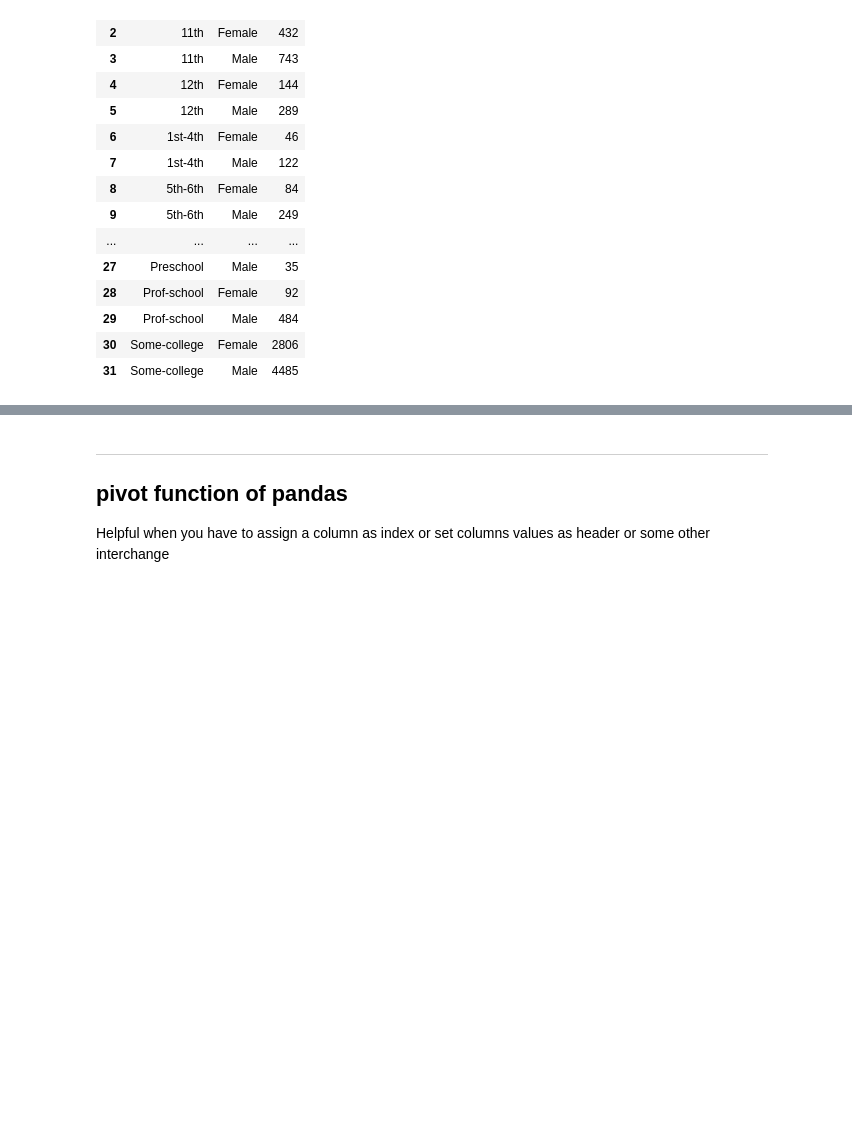
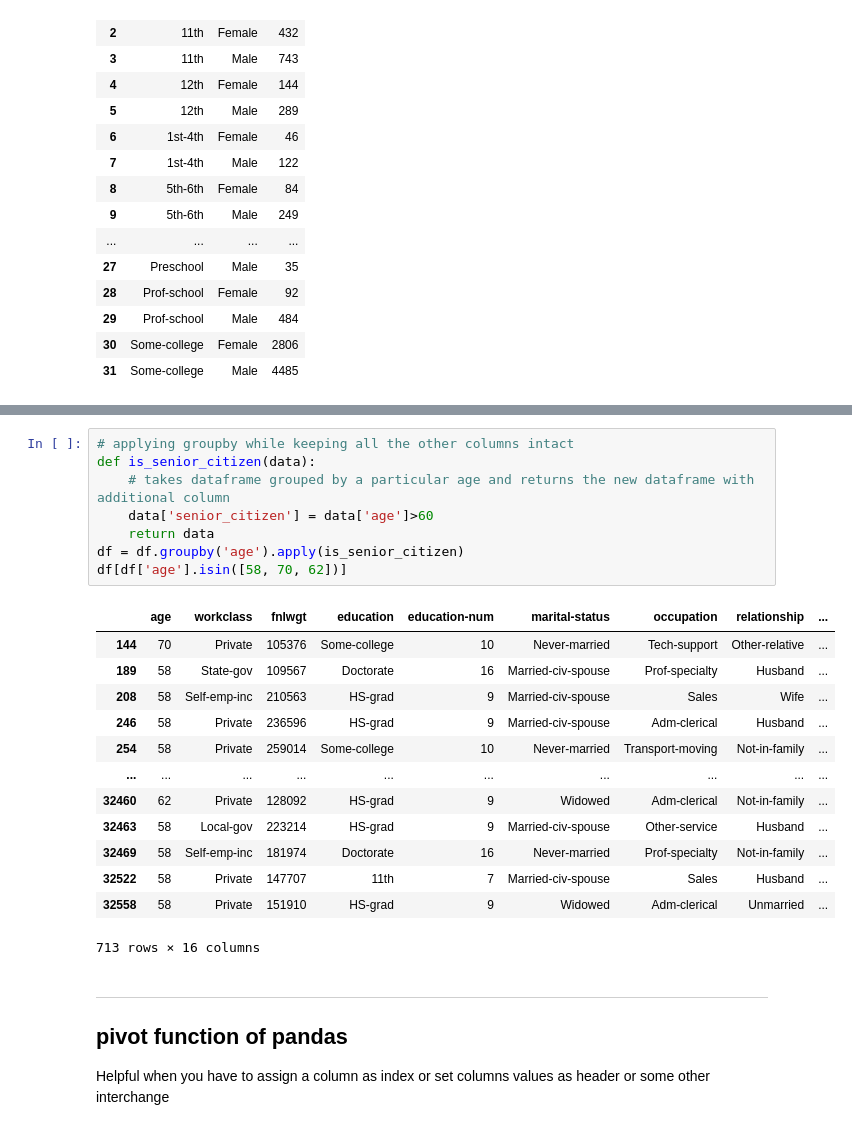
Before and after one commit to AbhinavJhanwar/Python-Tutorials, a Jupyter notebook: pandas.ipynb, the cells around one changed output, grey strips where cells are left out. Cells and saved outputs as stored; diff of their text form; blank space fills up the shorter version.

Commit message:
adding groupby custom function

```diff
--- a/pandas.ipynb
+++ b/pandas.ipynb
@@ -204,6 +204,28 @@ df.groupby('education')['age'].describe().transpose()
 | 50% | 34.000000 | 28.000000 | 28.000000 | 46.000000 | 42.000000 | 50.00000 | 39.000000 | 36.000000 | 37.000000 | 37.000000 | ... |
 | 75% | 52.000000 | 43.000000 | 41.000000 | 57.000000 | 54.000000 | 61.00000 | 54.000000 | 44.000000 | 46.000000 | 46.000000 | ... |
 | max | 90.000000 | 90.000000 | 79.000000 | 90.000000 | 84.000000 | 90.00000 | 90.000000 | 90.000000 | 84.000000 | 90.000000 | ... |
+# %%
+# applying groupby while keeping all the other columns intact
+def is_senior_citizen(data):
+    # takes dataframe grouped by a particular age and returns the new dataframe with additional column
+    data['senior_citizen'] = data['age']>60
+    return data
+df = df.groupby('age').apply(is_senior_citizen)
+df[df['age'].isin([58, 70, 62])]
+# %% [output]
+|  | age | workclass | fnlwgt | education | education-num | marital-status | occupation | relationship | ... |
+| 144 | 70 | Private | 105376 | Some-college | 10 | Never-married | Tech-support | Other-relative | ... |
+| 189 | 58 | State-gov | 109567 | Doctorate | 16 | Married-civ-spouse | Prof-specialty | Husband | ... |
+| 208 | 58 | Self-emp-inc | 210563 | HS-grad | 9 | Married-civ-spouse | Sales | Wife | ... |
+| 246 | 58 | Private | 236596 | HS-grad | 9 | Married-civ-spouse | Adm-clerical | Husband | ... |
+| 254 | 58 | Private | 259014 | Some-college | 10 | Never-married | Transport-moving | Not-in-family | ... |
+| ... | ... | ... | ... | ... | ... | ... | ... | ... | ... |
+| 32460 | 62 | Private | 128092 | HS-grad | 9 | Widowed | Adm-clerical | Not-in-family | ... |
+| 32463 | 58 | Local-gov | 223214 | HS-grad | 9 | Married-civ-spouse | Other-service | Husband | ... |
+| 32469 | 58 | Self-emp-inc | 181974 | Doctorate | 16 | Never-married | Prof-specialty | Not-in-family | ... |
+| 32522 | 58 | Private | 147707 | 11th | 7 | Married-civ-spouse | Sales | Husband | ... |
+| 32558 | 58 | Private | 151910 | HS-grad | 9 | Widowed | Adm-clerical | Unmarried | ... |
+713 rows × 16 columns
 # %% [markdown]
 ___
 ## pivot function of pandas
```
